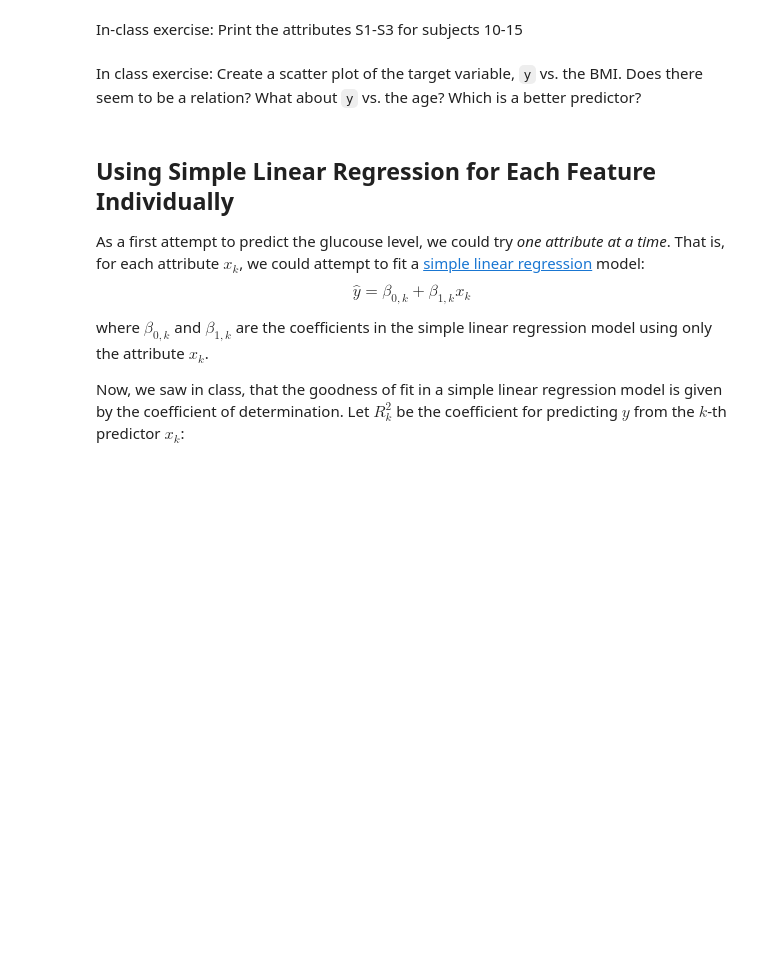
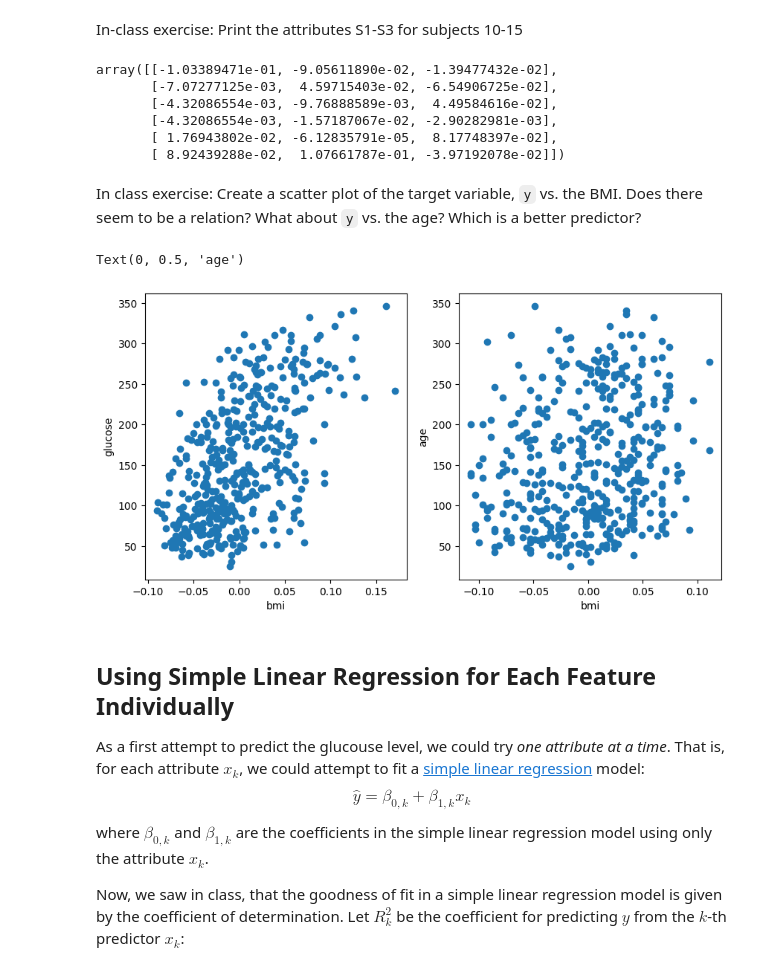
Before and after one commit to MYRONZHWENG/introml, a Jupyter notebook: unit03_mult_lin_reg/demo1_glucose.ipynb, the cells around one changed output. Saved outputs shown, nothing was run; the diff lists cells and outputs as text; code cells hidden in the pictures; blank space fills up the shorter version.

```diff
--- a/unit03_mult_lin_reg/demo1_glucose.ipynb
+++ b/unit03_mult_lin_reg/demo1_glucose.ipynb
@@ -93,2 +87,12 @@ In-class exercise:   Print the attributes S1-S3 for subjects 10-15
+# %%
+#TODO
+X[10:16, 4:7]
+# %% [output]
+array([[-1.03389471e-01, -9.05611890e-02, -1.39477432e-02],
+       [-7.07277125e-03,  4.59715403e-02, -6.54906725e-02],
+       [-4.32086554e-03, -9.76888589e-03,  4.49584616e-02],
+       [-4.32086554e-03, -1.57187067e-02, -2.90282981e-03],
+       [ 1.76943802e-02, -6.12835791e-05,  8.17748397e-02],
+       [ 8.92439288e-02,  1.07661787e-01, -3.97192078e-02]])
 # %% [markdown]
 In class exercise:  Create a scatter plot of the target variable, `y` vs. the BMI.  Does there seem to be a relation?  What about `y` vs. the age?  Which is a better predictor?
@@ -97,3 +99,22 @@ In class exercise:  Create a scatter plot of the target variable, `y` vs. the BM
+# %%
+#TODO
+bmi = X[:,2]
+age = X[:,0]
+
+plt.figure(figsize=(10,5))
+
+plt.subplot(1,2,1)
+plt.scatter(bmi,y)
+plt.xlabel('bmi')
+plt.ylabel('glucose')
+
+plt.subplot(1,2,2)
+plt.scatter(age,y)
+plt.xlabel('bmi')
+plt.ylabel('age')
+# %% [output]
+Text(0, 0.5, 'age')
+[figure, added]
 # %% [markdown]
 ## Using Simple Linear Regression for Each Feature Individually
 
```
Also changed, not shown: parts of 10 cells of this notebook, 5 other files.
